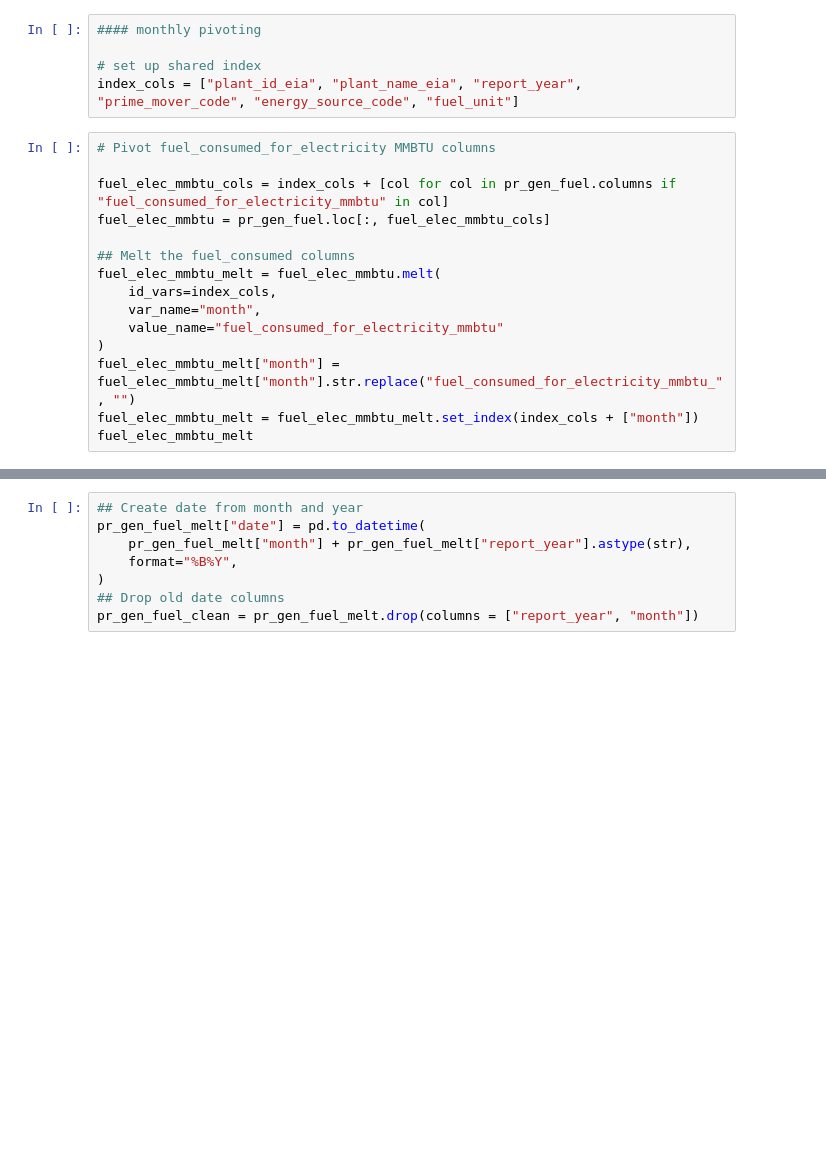
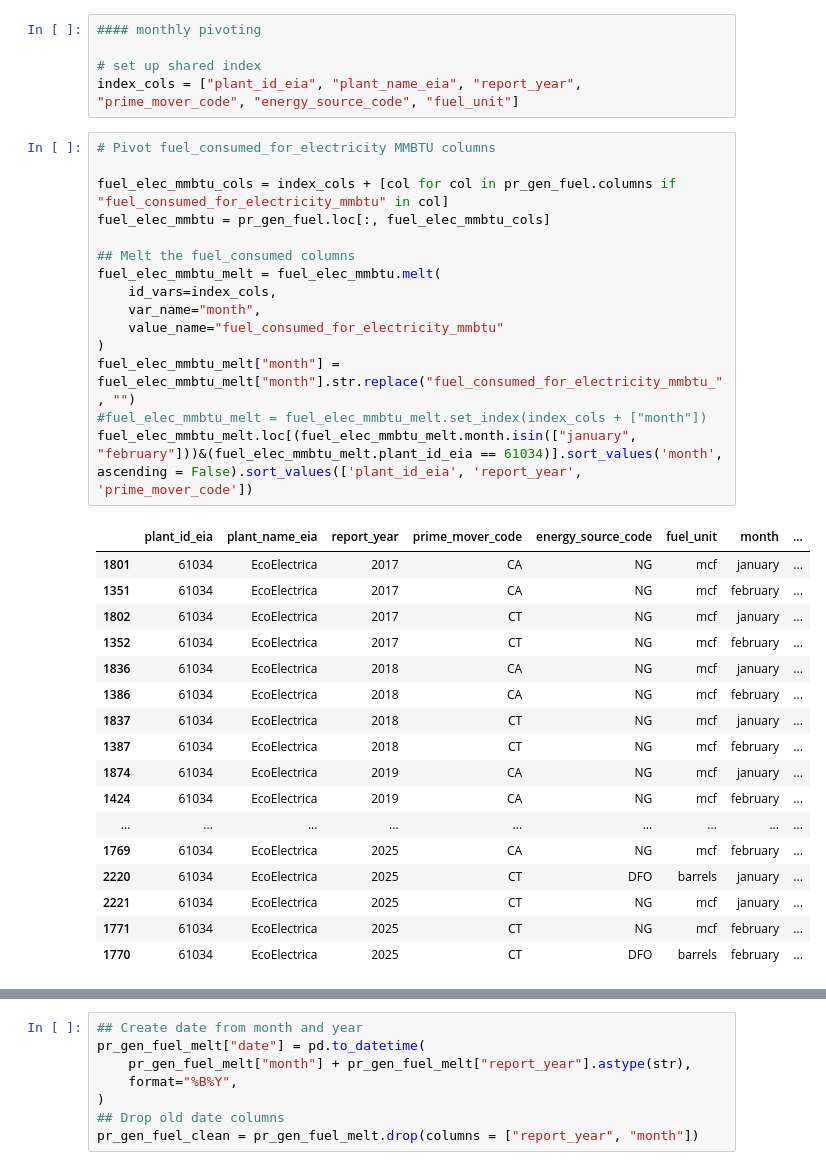
Before and after one commit to catalyst-cooperative/open-energy-data-for-all, a Jupyter notebook: notebooks/etl.ipynb, the cells around one changed output, grey strips where cells are left out. Drawn from its saved outputs; the diff is of its cells as text; blank space fills up the shorter version.

```diff
--- a/notebooks/etl.ipynb
+++ b/notebooks/etl.ipynb
@@ -64,18 +83,36 @@ index_cols = ["plant_id_eia", "plant_name_eia", "report_year", "prime_mover_code
 # %%
 # Pivot fuel_consumed_for_electricity MMBTU columns
 
 fuel_elec_mmbtu_cols = index_cols + [col for col in pr_gen_fuel.columns if "fuel_consumed_for_electricity_mmbtu" in col]
 fuel_elec_mmbtu = pr_gen_fuel.loc[:, fuel_elec_mmbtu_cols]
 
 ## Melt the fuel_consumed columns
 fuel_elec_mmbtu_melt = fuel_elec_mmbtu.melt(
     id_vars=index_cols,
     var_name="month",
     value_name="fuel_consumed_for_electricity_mmbtu"
 )
 fuel_elec_mmbtu_melt["month"] = fuel_elec_mmbtu_melt["month"].str.replace("fuel_consumed_for_electricity_mmbtu_", "")
-fuel_elec_mmbtu_melt = fuel_elec_mmbtu_melt.set_index(index_cols + ["month"])
-fuel_elec_mmbtu_melt
+#fuel_elec_mmbtu_melt = fuel_elec_mmbtu_melt.set_index(index_cols + ["month"])
+fuel_elec_mmbtu_melt.loc[(fuel_elec_mmbtu_melt.month.isin(["january", "february"]))&(fuel_elec_mmbtu_melt.plant_id_eia == 61034)].sort_values('month', ascending = False).sort_values(['plant_id_eia', 'report_year', 'prime_mover_code'])
+# %% [output]
+|  | plant_id_eia | plant_name_eia | report_year | prime_mover_code | energy_source_code | fuel_unit | month | ... |
+| 1801 | 61034 | EcoElectrica | 2017 | CA | NG | mcf | january | ... |
+| 1351 | 61034 | EcoElectrica | 2017 | CA | NG | mcf | february | ... |
+| 1802 | 61034 | EcoElectrica | 2017 | CT | NG | mcf | january | ... |
+| 1352 | 61034 | EcoElectrica | 2017 | CT | NG | mcf | february | ... |
+| 1836 | 61034 | EcoElectrica | 2018 | CA | NG | mcf | january | ... |
+| 1386 | 61034 | EcoElectrica | 2018 | CA | NG | mcf | february | ... |
+| 1837 | 61034 | EcoElectrica | 2018 | CT | NG | mcf | january | ... |
+| 1387 | 61034 | EcoElectrica | 2018 | CT | NG | mcf | february | ... |
+| 1874 | 61034 | EcoElectrica | 2019 | CA | NG | mcf | january | ... |
+| 1424 | 61034 | EcoElectrica | 2019 | CA | NG | mcf | february | ... |
+| ... | ... | ... | ... | ... | ... | ... | ... | ... |
+| 1769 | 61034 | EcoElectrica | 2025 | CA | NG | mcf | february | ... |
+| 2220 | 61034 | EcoElectrica | 2025 | CT | DFO | barrels | january | ... |
+| 2221 | 61034 | EcoElectrica | 2025 | CT | NG | mcf | january | ... |
+| 1771 | 61034 | EcoElectrica | 2025 | CT | NG | mcf | february | ... |
+| 1770 | 61034 | EcoElectrica | 2025 | CT | DFO | barrels | february | ... |
 # %%
 # Pivot fuel_consumed_for_electricity UNITS columns
 fuel_elec_units_cols = index_cols + [col for col in pr_gen_fuel.columns if "fuel_consumed_for_electricity_units" in col]
```
Also changed, not shown: parts of 7 cells of this notebook, 1 other file.
